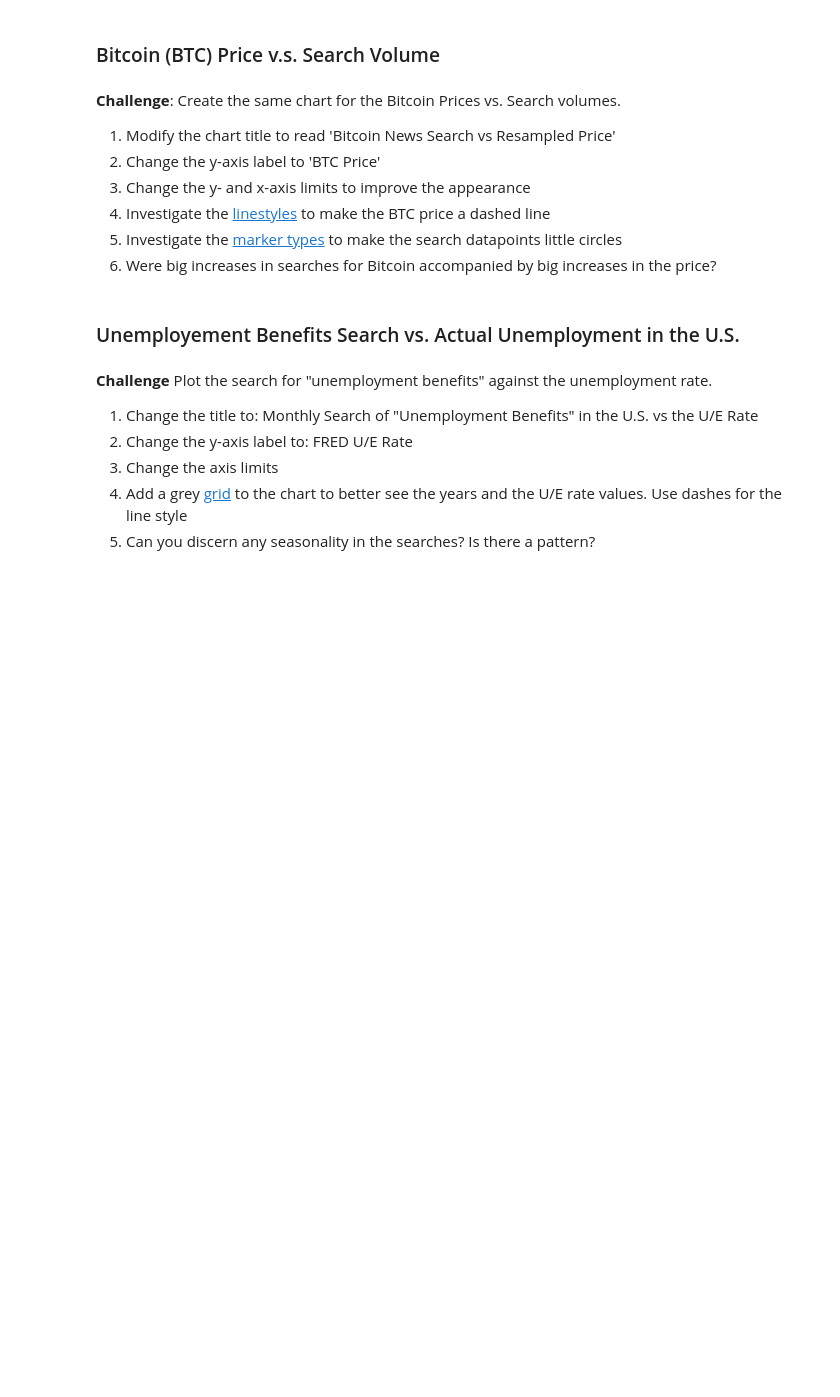
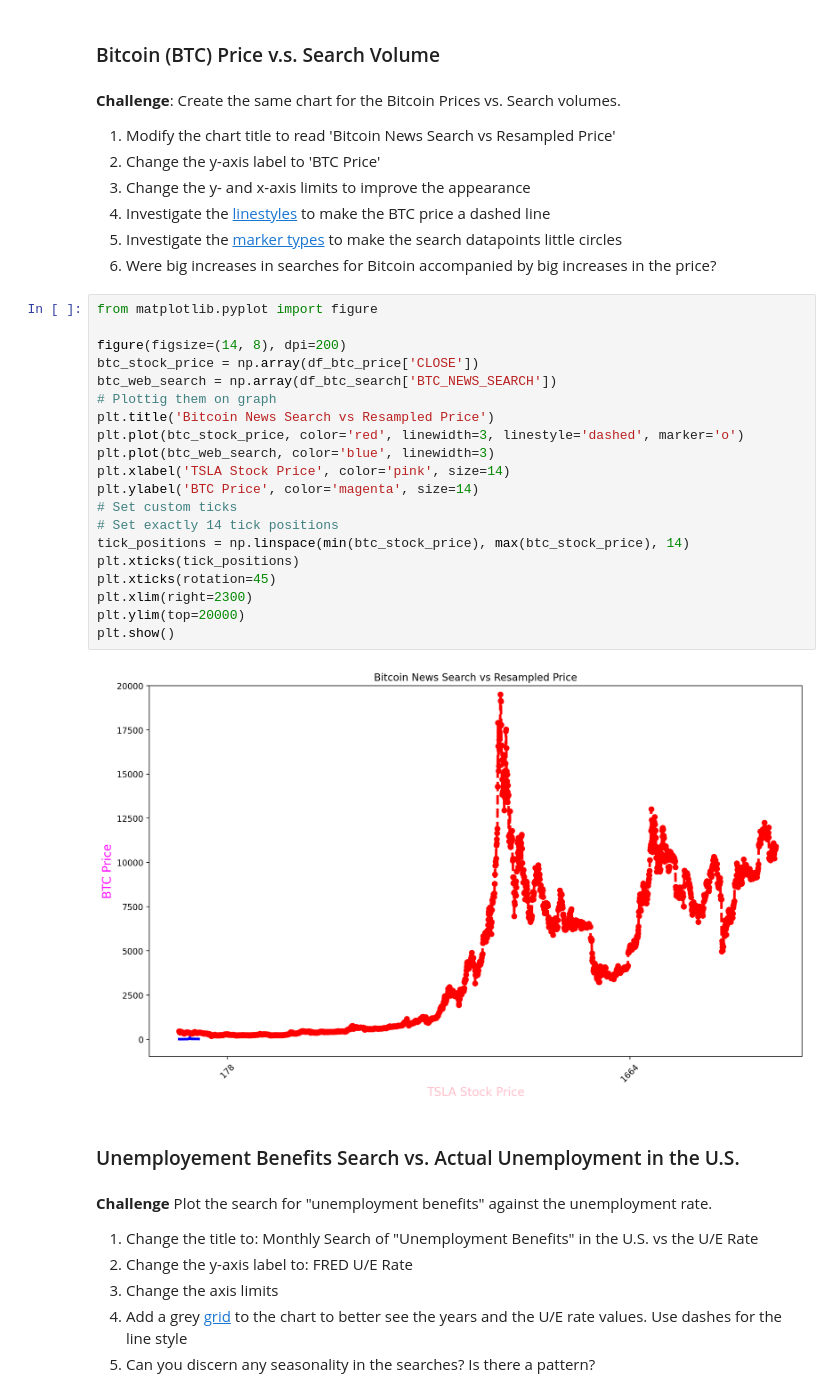
Before and after one commit to Aman88600/100-days-of-code, a Jupyter notebook: Day_75/Google Trends Data Viz (start)/Google Trends and Data Visualisation (start).ipynb, the cells around one changed output. Saved outputs shown, nothing was run; the diff lists cells and outputs as text; blank space fills up the shorter version.

```diff
--- a/Day_75/Google Trends Data Viz (start)/Google Trends and Data Visualisation (start).ipynb
+++ b/Day_75/Google Trends Data Viz (start)/Google Trends and Data Visualisation (start).ipynb
@@ -302,6 +302,28 @@ How to add tick formatting for dates on the x-axis.
 4. Investigate the [linestyles](https://matplotlib.org/3.2.1/api/_as_gen/matplotlib.pyplot.plot.html ) to make the BTC price a dashed line <br>
 5. Investigate the [marker types](https://matplotlib.org/3.2.1/api/markers_api.html) to make the search datapoints little circles <br>
 6. Were big increases in searches for Bitcoin accompanied by big increases in the price?
+# %%
+from matplotlib.pyplot import figure
+
+figure(figsize=(14, 8), dpi=200)
+btc_stock_price = np.array(df_btc_price['CLOSE'])
+btc_web_search = np.array(df_btc_search['BTC_NEWS_SEARCH'])
+# Plottig them on graph
+plt.title('Bitcoin News Search vs Resampled Price')
+plt.plot(btc_stock_price, color='red', linewidth=3, linestyle='dashed', marker='o')
+plt.plot(btc_web_search, color='blue', linewidth=3)
+plt.xlabel('TSLA Stock Price', color='pink', size=14)
+plt.ylabel('BTC Price', color='magenta', size=14)
+# Set custom ticks
+# Set exactly 14 tick positions
+tick_positions = np.linspace(min(btc_stock_price), max(btc_stock_price), 14)
+plt.xticks(tick_positions)
+plt.xticks(rotation=45)
+plt.xlim(right=2300)
+plt.ylim(top=20000)
+plt.show()
+# %% [output]
+[figure, added]
 # %% [markdown]
 ### Unemployement Benefits Search vs. Actual Unemployment in the U.S.
 # %% [markdown]
```
Also changed, not shown: parts of 6 cells of this notebook.
